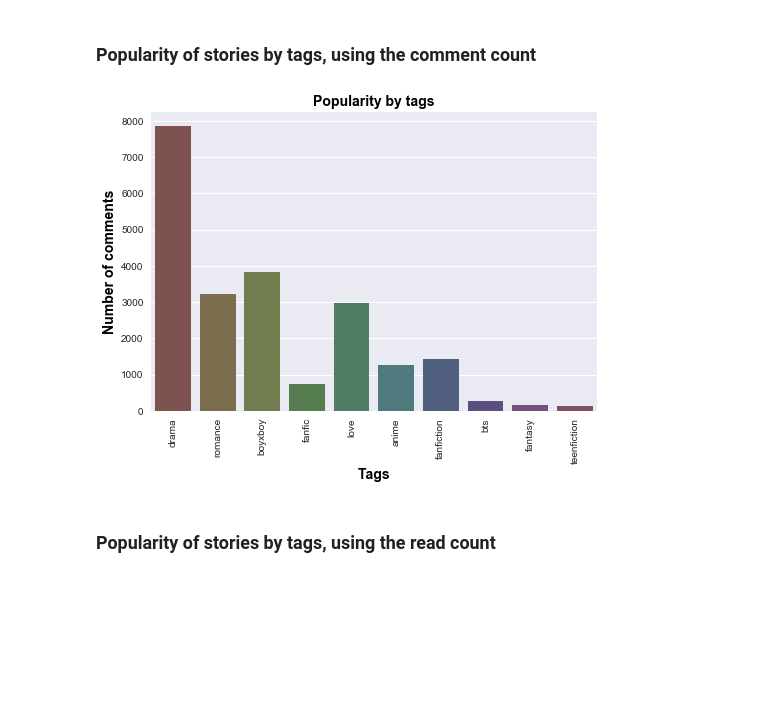
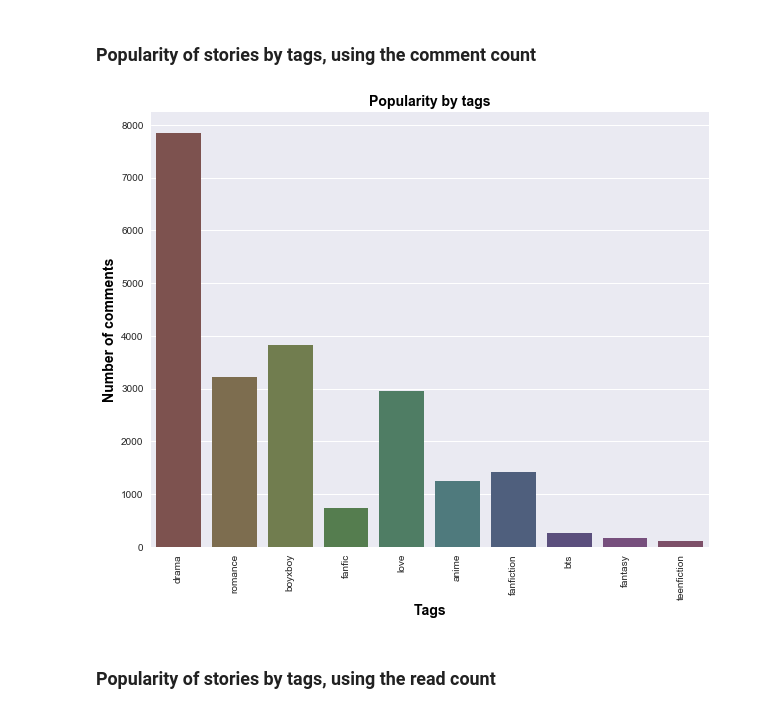
Before and after one commit to rupalimayekar/ProjectWattpad, a Jupyter notebook: WattpadAnalysis.ipynb, the cells around one changed output. Cells and saved outputs as stored; diff of their text form; code cells hidden in the pictures; blank space fills up the shorter version.

```diff
--- a/WattpadAnalysis.ipynb
+++ b/WattpadAnalysis.ipynb
@@ -328,15 +330,17 @@ plt.show()
 # %% [markdown]
 ### Popularity of stories by tags, using the comment count
 # %%
+plt.figure(figsize=(10,8))
+
 sns.barplot(x="tag", y="comments", data=comment_df, palette=sns.hls_palette(10, l=.4, s=.3))
 plt.title("Popularity by tags",fontdict=font)
 plt.ylabel("Number of comments",fontdict=font)
 plt.xlabel("Tags",fontdict=font)
 plt.xticks(rotation="vertical")
 plt.savefig("Images/popularity_tags_by_comments.png")
 plt.show()
 # %% [output]
-[figure, old version]
+[figure, new version]
 # %% [markdown]
 ### Popularity of stories by tags, using the read count
 # %%
```
Also changed, not shown: parts of 3 cells of this notebook, 4 other files.
